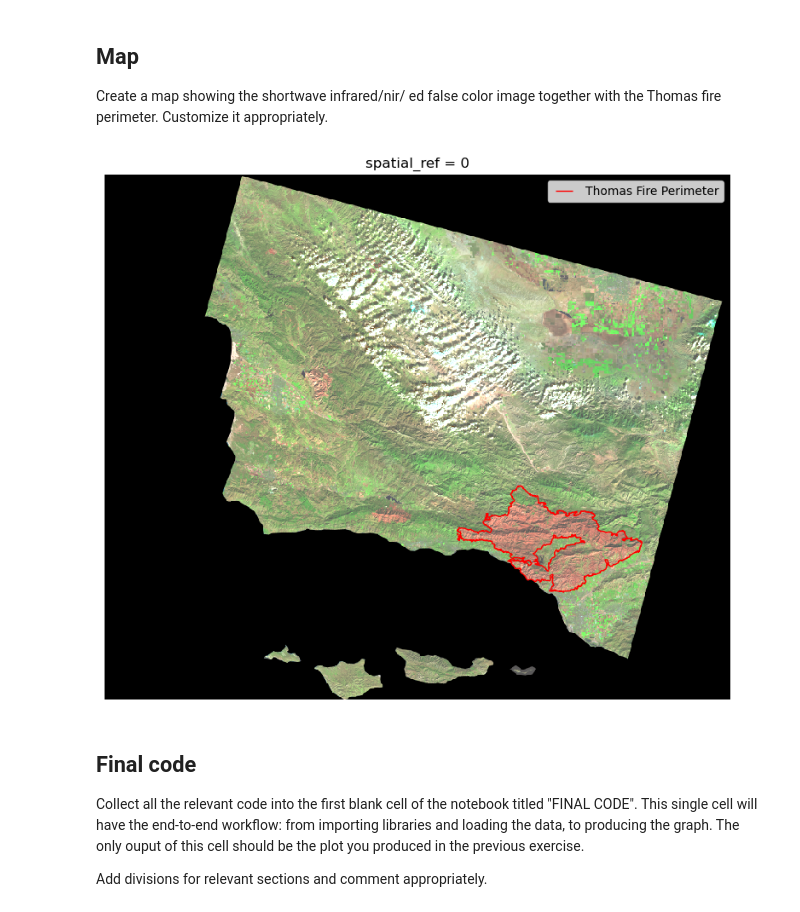
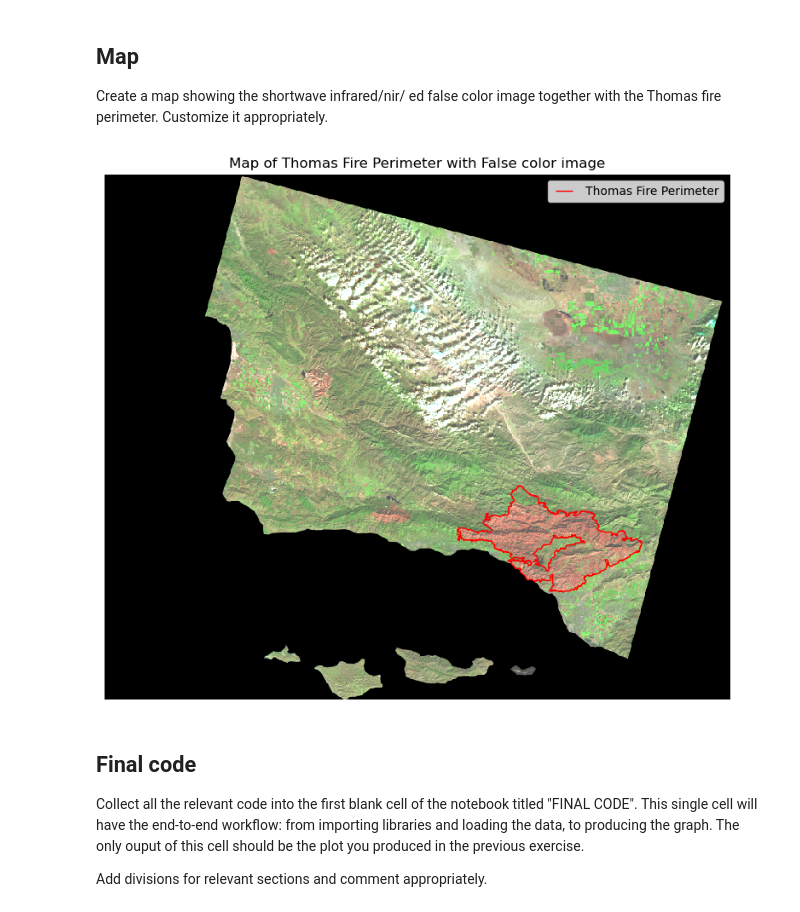
Before and after one commit to annieradams/eds220-hwk4, a Jupyter notebook: hwk4-task2-false-color.ipynb, the cells around one changed output. Cells and saved outputs as stored; diff of their text form; code cells hidden in the pictures.

```diff
--- a/hwk4-task2-false-color.ipynb
+++ b/hwk4-task2-false-color.ipynb
@@ -299,23 +302,24 @@ Customize it appropriately.
 # %%
 fig, ax = plt.subplots(figsize = (12,8)) # set figure size and axis
 ax.axis('off') # turn x and y axis off
 
 # -------------------------
 landsat_2d[['swir22','nir08', 'red']].to_array().plot.imshow(ax = ax,robust = True)
 thomas_fire.plot(ax = ax,color = 'None', edgecolor = 'red') # plot california map with black outline
 thomas_line = mlines.Line2D([], [], color='red', marker='_', # make legend have triangle #update legend name and marker
                           markersize=15, label='Thomas Fire Perimeter', linestyle = 'None')
 
 #---------------------------
 
 # create legend
 ax.legend(handles = [thomas_line], frameon = True, loc = 'upper right') # add legend in upper right corner
 
 #---------------------------
+plt.title("Map of Thomas Fire Perimeter with False color image")
 
 plt.show()  # show plot
 # %% [output]
-[figure, old version]
+[figure, new version]
 # %% [markdown]
 ## Final code
 
```
Also changed, not shown: parts of 4 cells of this notebook, 1 other file.
